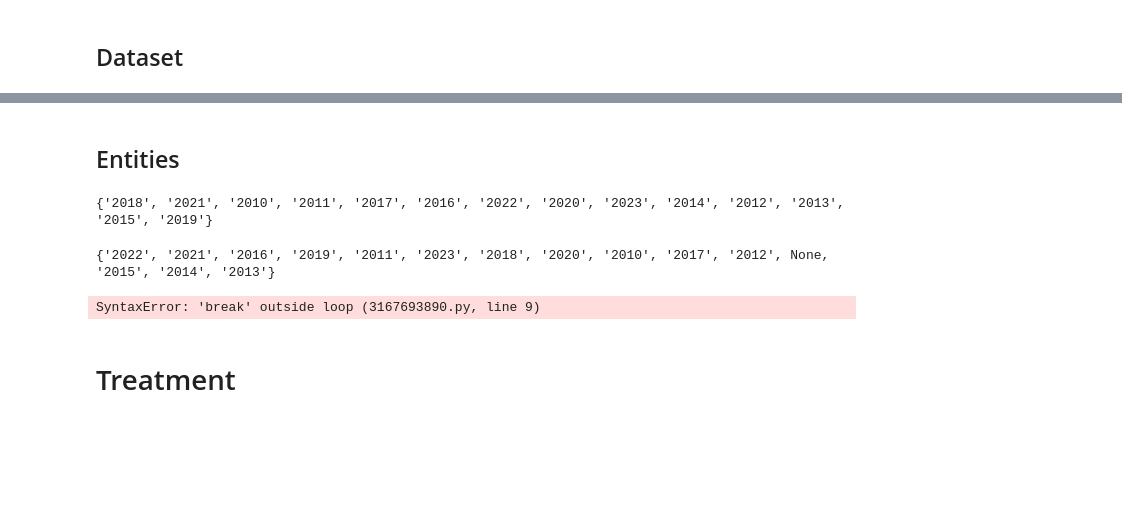
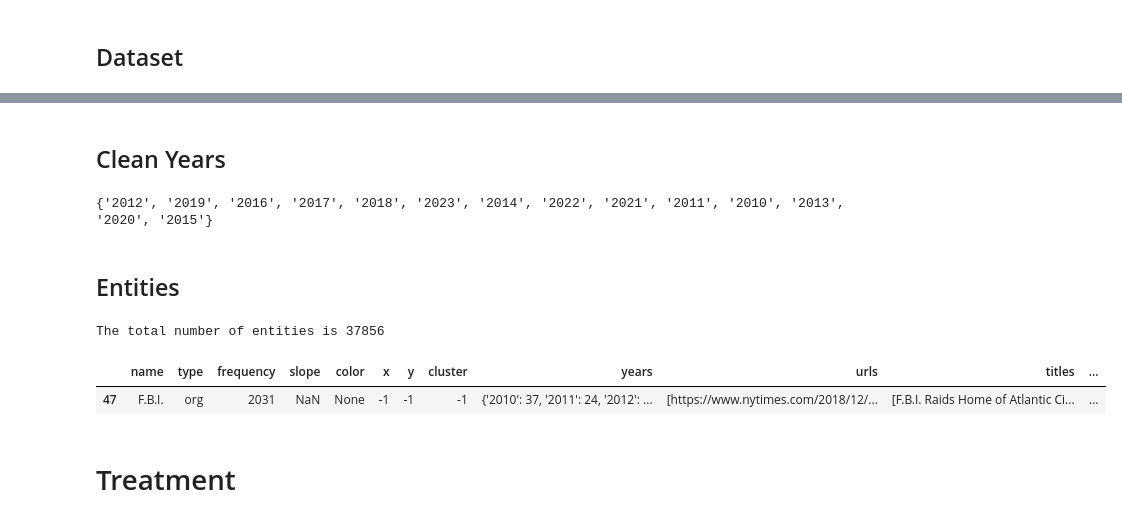
Before and after one commit to AlbaTaboada/Edgelands, a Jupyter notebook: analysis.ipynb, the cells around one changed output, grey strips where cells are left out. Cells and saved outputs as stored; diff of their text form; code cells hidden in the pictures; blank space fills up the shorter version.

```diff
--- a/analysis.ipynb
+++ b/analysis.ipynb
@@ -73,19 +86,20 @@ df.sample()
+# %% [markdown]
+## Clean Years
+# %%
+df = df[pd.to_numeric(df['year'], errors='coerce').notnull()] # Remove cells without integer
+df = df.reset_index(drop=True)
+
+print(set(df["year"].tolist()))
+# %% [output]
+{'2012', '2019', '2016', '2017', '2018', '2023', '2014', '2022', '2021', '2011', '2010', '2013', '2020', '2015'}
 # %% [markdown]
 ## Entities
-# %%
-df = df[pd.to_numeric(df['year'], errors='coerce').notnull()] # Remove cells without integer
-df = df.reset_index(drop=True)
-
-print(set(df["year"].tolist()))
-# %% [output]
-{'2018', '2021', '2010', '2011', '2017', '2016', '2022', '2020', '2023', '2014', '2012', '2013', '2015', '2019'}
 # %%
 entities = np.empty((0, 12), dtype=object)
 
 years_template = {}
 
 for year in sorted(set(df["year"].tolist())):
-    print(year)
     years_template[year] = 0
 
 
@@ -135,7 +149,7 @@ for index, row in df.iterrows():  # Iteration on all the articles
     year = row["year"]
     title = row["title"]
 
-    ind = row["IND"].tolist()
+    ind = row["IND"]
     org = row["ORG"].tolist()
     tag = row["TAG"]
 
@@ -165,35 +179,36 @@ entities_all = pd.DataFrame(
         "y",
         "cluster",
         "years",
         "urls",
         "titles",
         "cooccurrences",
     ],
 )  # Dataset
 entities_all = entities_all.astype(
     {
         "name": "str",
         "type": "str",
         "frequency": "int",
         "slope": "float",
         "color": "str",
         "x": "int",
         "y": "int",
         "cluster": "int",
         "years": "object",
         "urls": "object",
         "titles": "object",
         "cooccurrences": "object",
     }
 )
 
 
 print("The total number of entities is", len(entities))
 
 entities_all.sort_values(by=["frequency"], ascending=False).head(1)
 # %% [output]
-{'2022', '2021', '2016', '2019', '2011', '2023', '2018', '2020', '2010', '2017', '2012', None, '2015', '2014', '2013'}
+The total number of entities is 37856
-SyntaxError: 'break' outside loop (3167693890.py, line 9)
+|  | name | type | frequency | slope | color | x | y | cluster | years | urls | titles | ... |
+| 47 | F.B.I. | org | 2031 | NaN | None | -1 | -1 | -1 | {'2010': 37, '2011': 24, '2012': ... | [https://www.nytimes.com/2018/12/... | [F.B.I. Raids Home of Atlantic Ci... | ... |
 # %% [markdown]
 # Treatment
 # %% [markdown]
```
Also changed, not shown: parts of 15 cells of this notebook, 2 other files.
